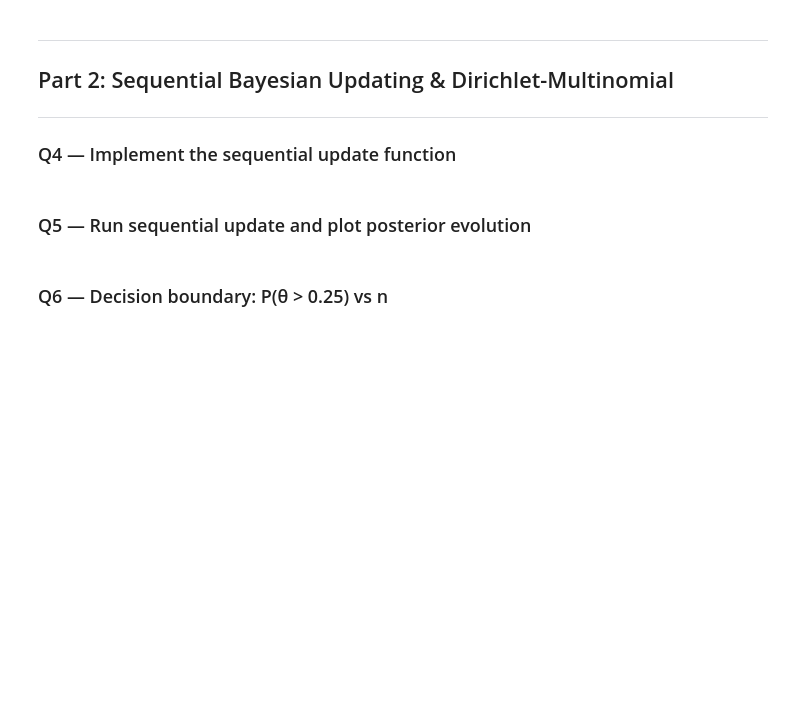
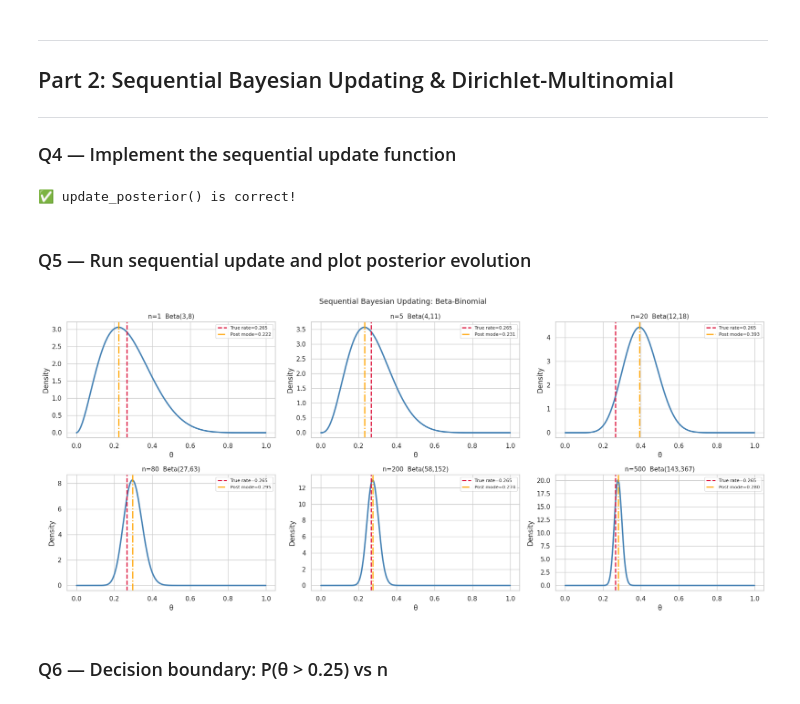
Before and after one commit to AshutoshDhungana/Fusemachine_AiFellowship, a Jupyter notebook: Wk6_Probabilistic_Model/W6_Probabilistic_Models_Assignment.ipynb, the cells around one changed output. Saved outputs shown, nothing was run; the diff lists cells and outputs as text; code cells hidden in the pictures; blank space fills up the shorter version.

```diff
--- a/Wk6_Probabilistic_Model/W6_Probabilistic_Models_Assignment.ipynb
+++ b/Wk6_Probabilistic_Model/W6_Probabilistic_Models_Assignment.ipynb
@@ -257,12 +241,16 @@ def update_posterior(alpha, beta, churn_label):
     -------
     (alpha_new, beta_new)
     """
-    # YOUR CODE HERE
-    # Hint: if churn_label == 1, increment alpha; else increment beta
-    raise NotImplementedError("Implement update_posterior")
+    if churn_label == 1:
+        alpha_new = alpha + 1
+        beta_new = beta
+    else:
+        alpha_new = alpha
+        beta_new = beta + 1
+    return (alpha_new, beta_new)
 
 
-# ── SELF-CHECK ────────────────────────────────────────────────────────────────
+# ── SELF-CHECK ────────────────────────────────────────────────
 a0, b0 = 2.0, 8.0
 a1, b1 = update_posterior(a0, b0, 1)   # churn event
 a2, b2 = update_posterior(a0, b0, 0)   # non-churn event
@@ -270,39 +258,44 @@ a2, b2 = update_posterior(a0, b0, 0)   # non-churn event
 assert a1 == a0 + 1 and b1 == b0,       "After churn: alpha should increase by 1"
 assert a2 == a0 and b2 == b0 + 1,       "After no-churn: beta should increase by 1"
 print("✅ update_posterior() is correct!")
+# %% [output]
+✅ update_posterior() is correct!
 # %% [markdown]
 ### Q5 — Run sequential update and plot posterior evolution
 # %%
-# Shuffle the Telco dataset (fixed seed)
 df_shuffled = df.sample(frac=1, random_state=42).reset_index(drop=True)
 TRUE_RATE   = df['Churn'].mean()
 
 snapshots   = [1, 5, 20, 80, 200, 500]
 
-# YOUR CODE HERE:
-# 1. Start with Beta(2, 8)
-# 2. Run update_posterior on the first 500 rows of df_shuffled
-# 3. Record (alpha, beta) at each snapshot n
-# Store results as a dict: {n: (alpha_n, beta_n)}
 alpha_init, beta_init = 2.0, 8.0
-history = {}   # {n: (alpha_n, beta_n)}
+history = {}
 
-raise NotImplementedError("Run sequential updates and record history at snapshots")
+curr_alpha, curr_beta = alpha_init, beta_init
 
-# Plot (runs after history is populated)
+for i in range(1, 501):
+    label = df_shuffled.loc[i-1, 'Churn']
+    curr_alpha, curr_beta = update_posterior(curr_alpha, curr_beta, label)
+
+    if i in snapshots:
+        history[i] = (curr_alpha, curr_beta)
+
+# Plot
 theta_r = np.linspace(0.001, 0.999, 500)
 fig, axes = plt.subplots(2, 3, figsize=(18, 8))
 for ax, n in zip(axes.flat, snapshots):
     a_n, b_n = history[n]
     pdf = beta_dist.pdf(theta_r, a_n, b_n)
     mode = (a_n - 1) / (a_n + b_n - 2)
     ax.plot(theta_r, pdf, color='steelblue', lw=2.5)
     ax.axvline(TRUE_RATE, color='crimson', ls='--', lw=2, label=f'True rate={TRUE_RATE:.3f}')
     ax.axvline(mode,      color='orange',  ls='-.',  lw=2, label=f'Post mode={mode:.3f}')
     ax.set_title(f'n={n}  Beta({a_n:.0f},{b_n:.0f})', fontsize=11)
     ax.set_xlabel('θ'); ax.set_ylabel('Density'); ax.legend(fontsize=8)
 plt.suptitle("Sequential Bayesian Updating: Beta-Binomial", fontsize=13)
 plt.tight_layout(); plt.show()
+# %% [output]
+[figure, added]
 # %% [markdown]
 ### Q6 — Decision boundary: P(θ > 0.25) vs n
 # %%
```
Also changed, not shown: parts of 35 cells of this notebook.
